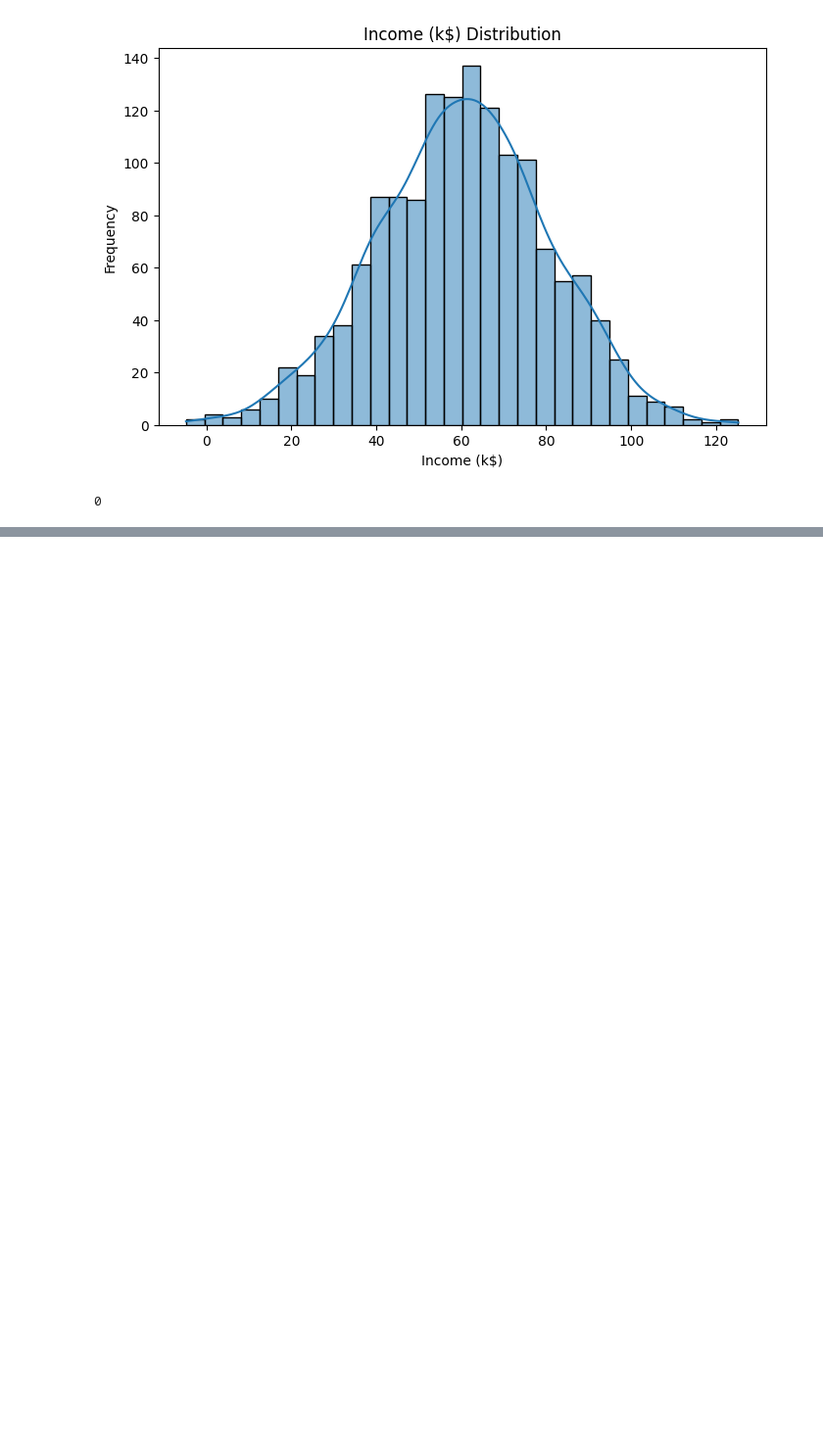
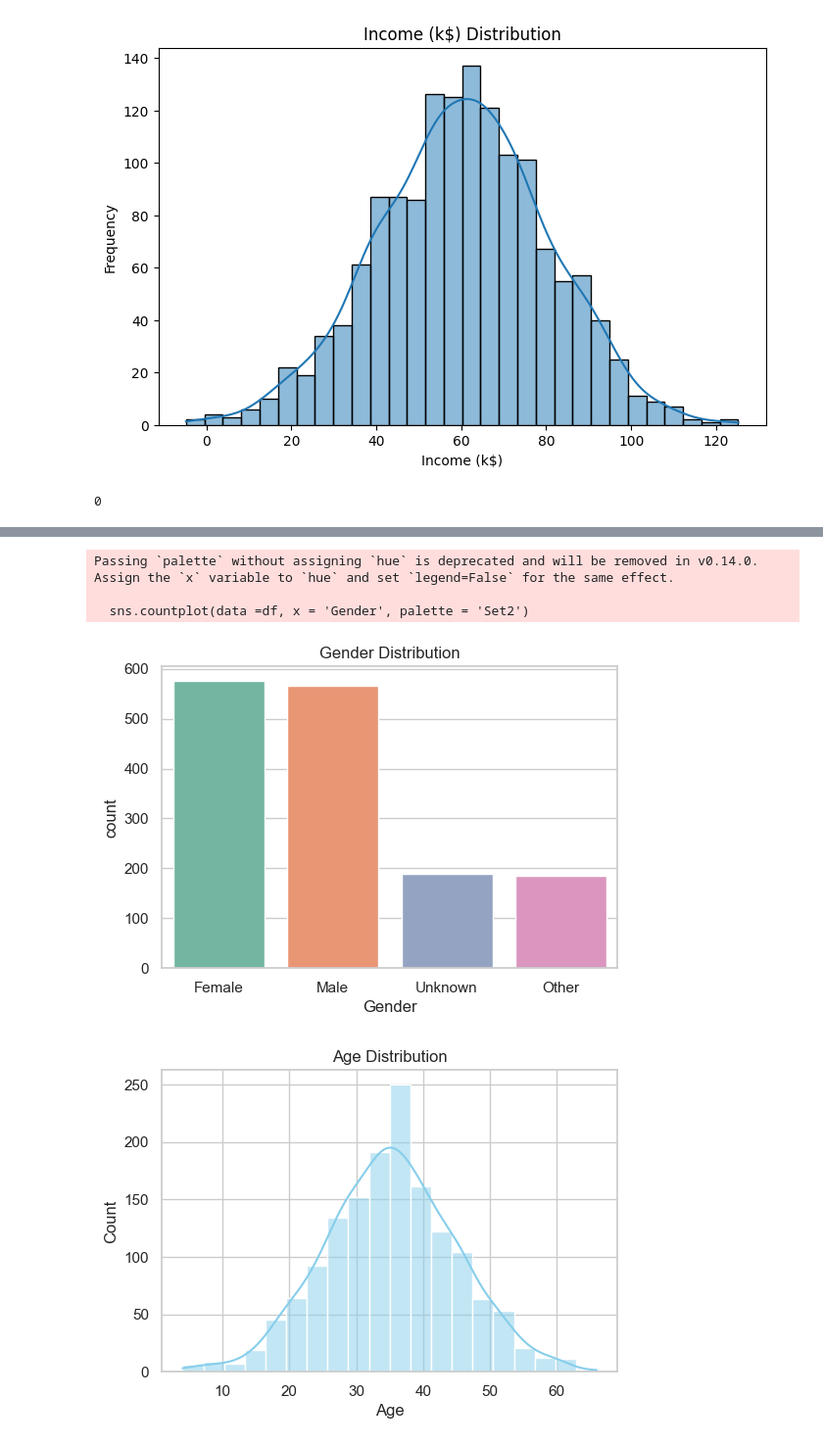
Before and after one commit to shivan-kigenyi/Customer-Segmentation-Using-Clustering, a Jupyter notebook: Analysis.ipynb, the cells around one changed output, grey strips where cells are left out. Shown at 98% size. Drawn from its saved outputs; the diff is of its cells as text; code cells hidden in the pictures; blank space fills up the shorter version.

```diff
--- a/Analysis.ipynb
+++ b/Analysis.ipynb
@@ -93,0 +99,6 @@ print(df['Income (k$)'].isnull().sum())
+# %%
+#convert the JoinDate to datetime format
+df['JoinDate'] = pd.to_datetime(df['JoinDate'], errors = 'coerce')
+
+#Recheck how many are still missing after Conversion
+print(df['JoinDate'].isnull().sum())
@@ -93,0 +122,4 @@ print(df['Income (k$)'].isnull().sum())
+# %%
+#for text columns
+df['Notes'].fillna('No notes', inplace = True)
+print(df['Notes'].isnull().sum())
@@ -93,0 +182,10 @@ print(df['Income (k$)'].isnull().sum())
+# %%
+#clean the age and Income
+#Remove unrealistic values from age
+df = df[(df['Age'] > 0) & (df['Age'] <= 100)]
+
+#Remove unrealistic values from Income(k$)
+df = df[df['Income (k$)'] >= 0]
+
+#Confirm Cleanup
+print(df[['Age', 'Income (k$)']].describe())
@@ -93,0 +213,36 @@ print(df['Income (k$)'].isnull().sum())
+# %%
+import matplotlib.pyplot as plt
+import seaborn as sns
+
+#We set visual style for the plots
+sns.set(style = 'whitegrid')
+
+# Plot 1: Gender Distribution
+plt.figure(figsize= (6,4))
+sns.countplot(data =df, x = 'Gender', palette = 'Set2')
+plt.title('Gender Distribution')
+plt.show()
+
+# Plot 2: Age Distribution
+plt.figure(figsize = (6,4))
+sns.histplot(df['Age'], bins = 20, kde = True, color = 'skyblue')
+plt.title('Age Distribution')
+plt.show()
+
+#Plot 3: Income distribution
+plt.figure(figsize = (6,4))
+sns.histplot(df['Income (k$)'], bins = 20, kde = True, color = 'orange')
+plt.title('Income Distribution')
+plt.show()
+
+# Plot 4: Spendind Score Distribution
+plt.figure(figsize = (6,4))
+sns.histplot(df['Spending Score'], bins = 20, kde = True, color = 'green')
+plt.title('Spending score Distribution')
+plt.show()
+# %% [output]
+Passing `palette` without assigning `hue` is deprecated and will be removed in v0.14.0. Assign the `x` variable to `hue` and set `legend=False` for the same effect.
+
+  sns.countplot(data =df, x = 'Gender', palette = 'Set2')
+[figure, added]
+[figure, added]
```
Also changed, not shown: parts of 13 cells of this notebook.
